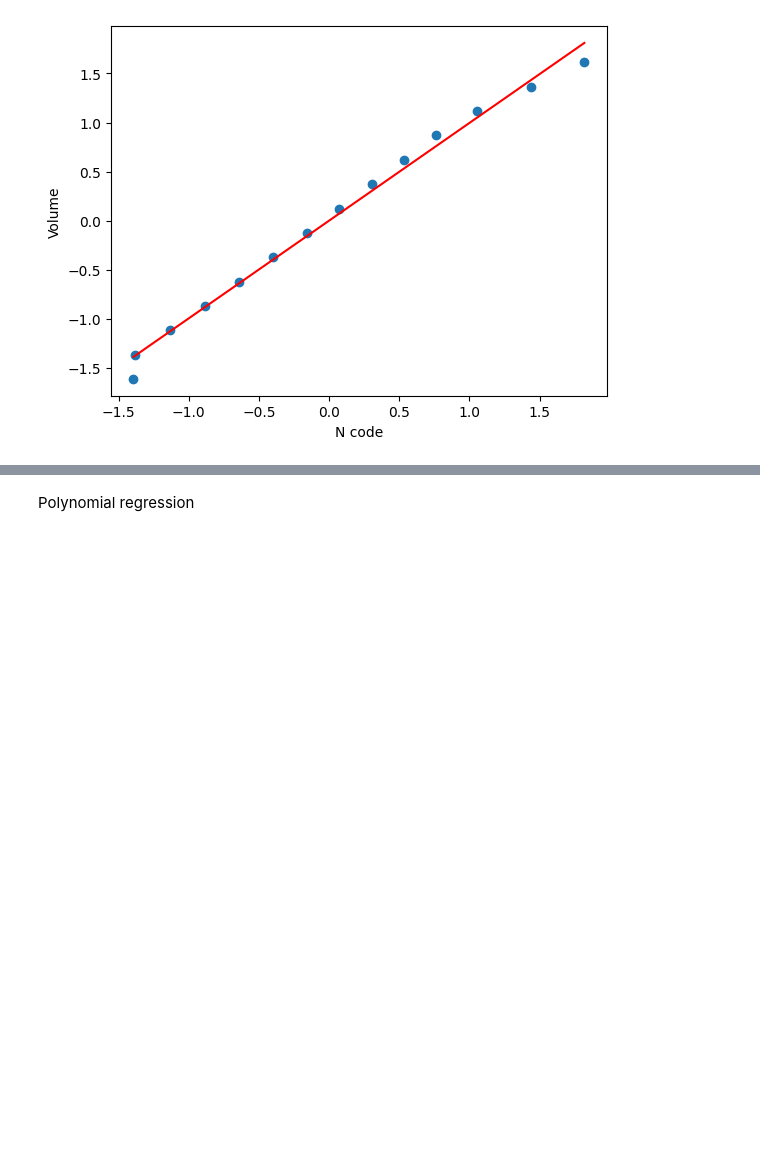
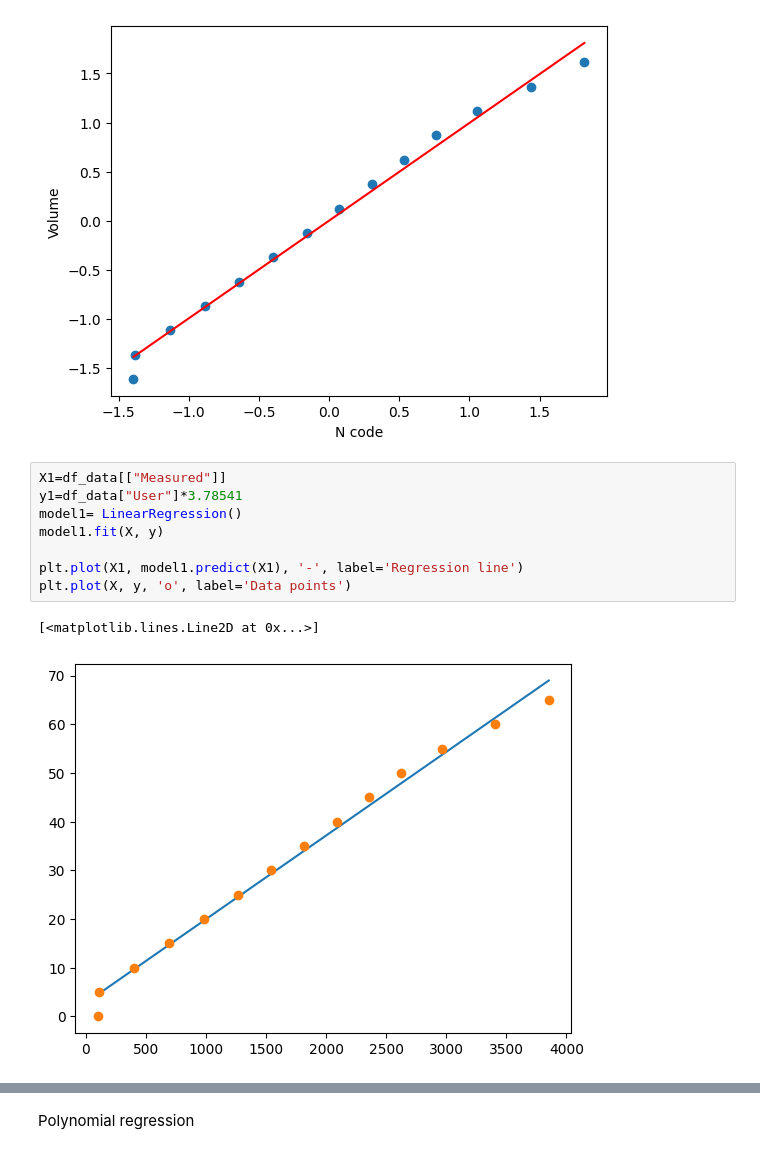
Before and after one commit to jlhb1984/Zonar_projects, a Jupyter notebook: notebooks/templates/fuel_sensor_analysis.ipynb, the cells around one changed output, grey strips where cells are left out. Cells and saved outputs as stored; diff of their text form; blank space fills up the shorter version.

```diff
--- a/notebooks/templates/fuel_sensor_analysis.ipynb
+++ b/notebooks/templates/fuel_sensor_analysis.ipynb
@@ -84,6 +84,17 @@ plt.xlabel('N code')
 # %% [output]
 Text(0.5, 0, 'N code')
 [figure]
+# %%
+X1=df_data[["Measured"]]
+y1=df_data["User"]*3.78541
+model1= LinearRegression()
+model1.fit(X, y)
+
+plt.plot(X1, model1.predict(X1), '-', label='Regression line')
+plt.plot(X, y, 'o', label='Data points')
+# %% [output]
+[<matplotlib.lines.Line2D at 0x...>]
+[figure, added]
 # %%
 mse = metrics.mean_squared_error(y_test,y_pred)
 r2 = metrics.r2_score(y_test, y_pred)
```
Also changed, not shown: parts of 4 cells of this notebook.
